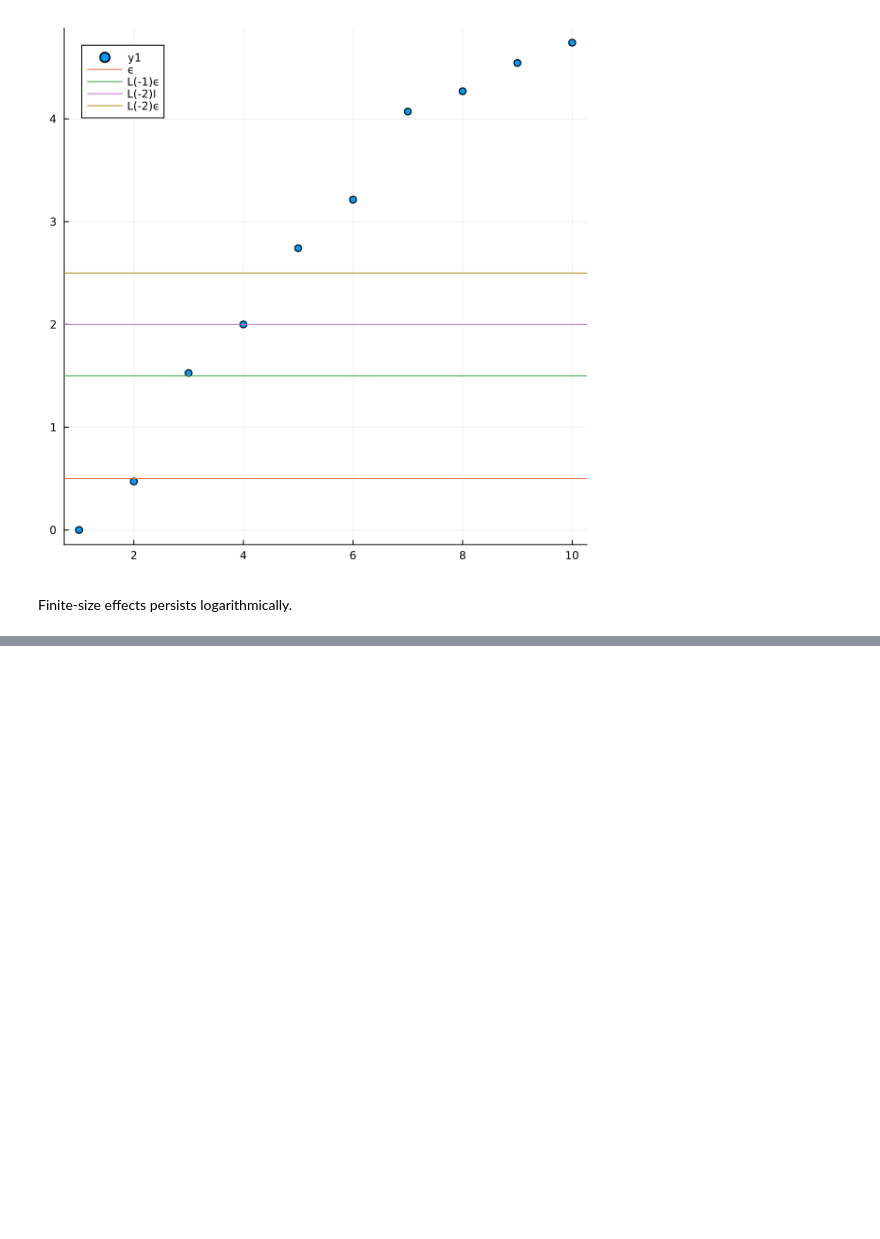
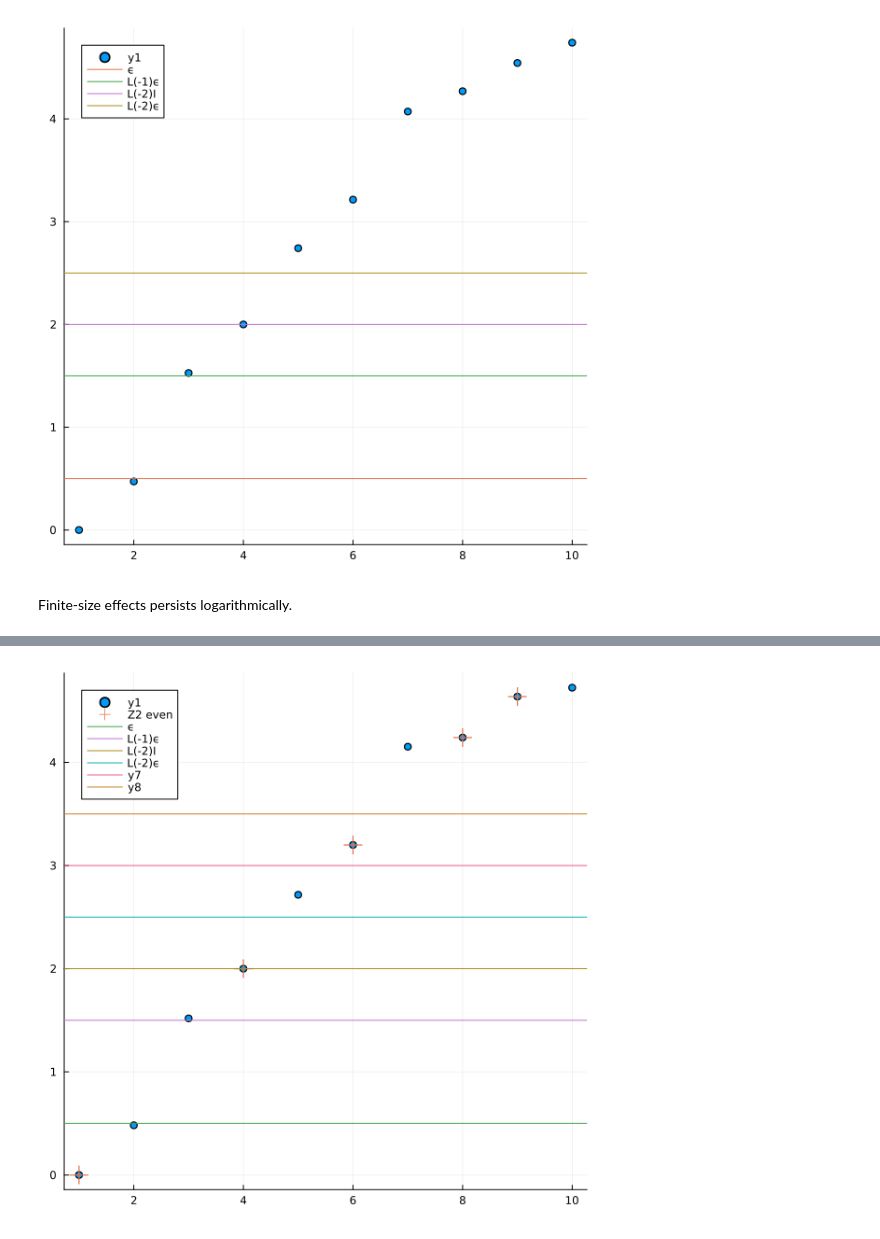
Before and after one commit to dartsushi/MPSKit_tutorial, a Jupyter notebook: mps_tutorial.ipynb, the cells around one changed output, grey strips where cells are left out. Cells and saved outputs as stored; diff of their text form; code cells hidden in the pictures; blank space fills up the shorter version.

```diff
--- a/mps_tutorial.ipynb
+++ b/mps_tutorial.ipynb
@@ -623,0 +754,14 @@ H_Potts∞ = @mpoham sum(nearest_neighbours(lattice∞)) do (i, j)
+# %%
+λ∞ = sort([λ∞_even..., λ∞_odd...],rev=true)
+λmax = λ∞[1]
+normalization = log(λ∞[1]/λ∞[4])
+plot(2*log.(λmax./λ∞[1:10])/normalization,st=:scatter,size=(600,600))
+plot!([1,4,6,8,9],2*log.(λmax./λ∞_even[1:5])/normalization,st=:scatter,marker=:plus,markersize=10,size=(600,600),label="Z2 even")
+hline!([0.5],label="ϵ")
+hline!([1.5],label="L(-1)ϵ")
+hline!([2.0],label="L(-2)I")
+hline!([2.5],label="L(-2)ϵ")
+hline!([3])
+hline!([3.5])
+# %% [output]
+[figure, added]
```
Also changed, not shown: parts of 45 cells of this notebook.
